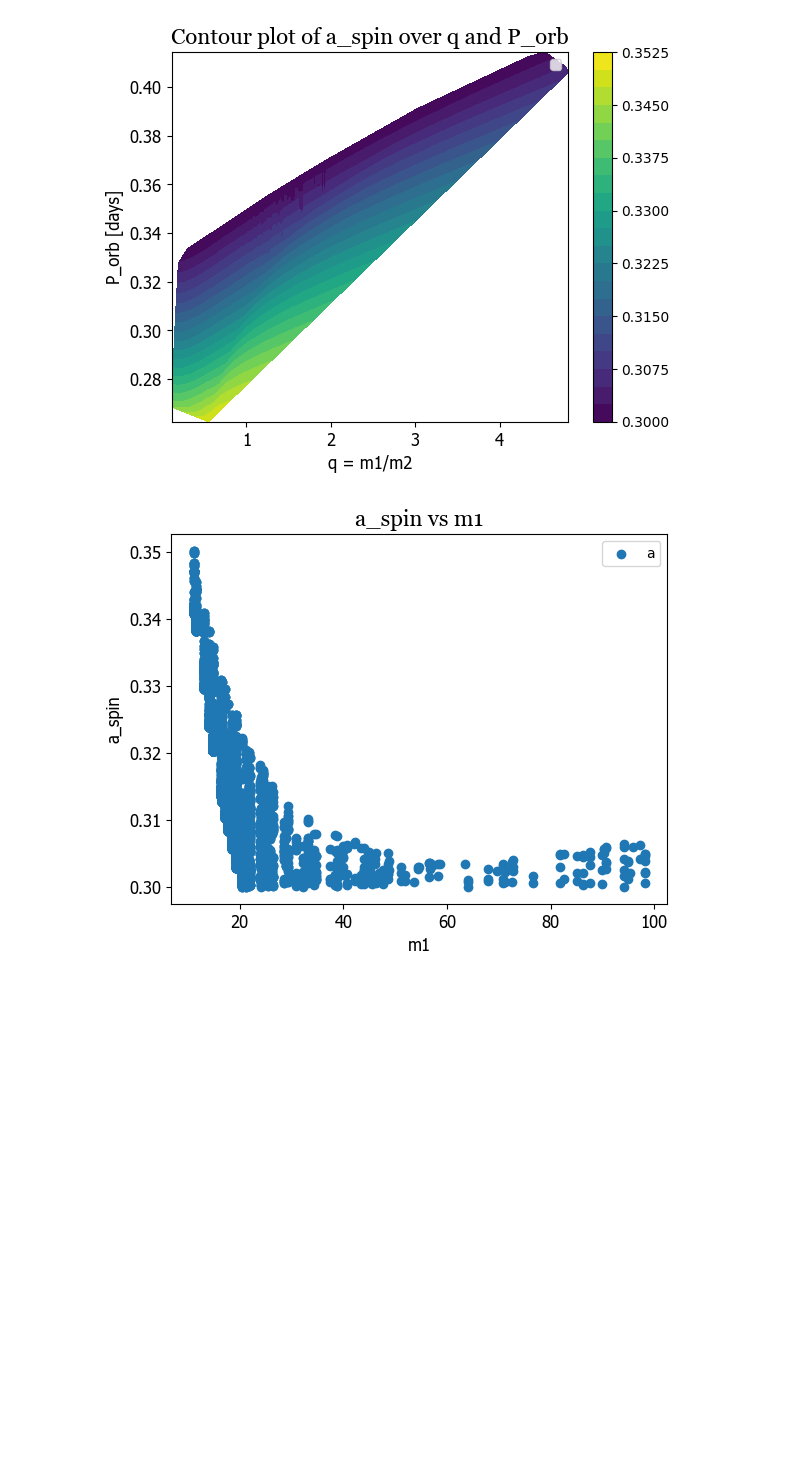
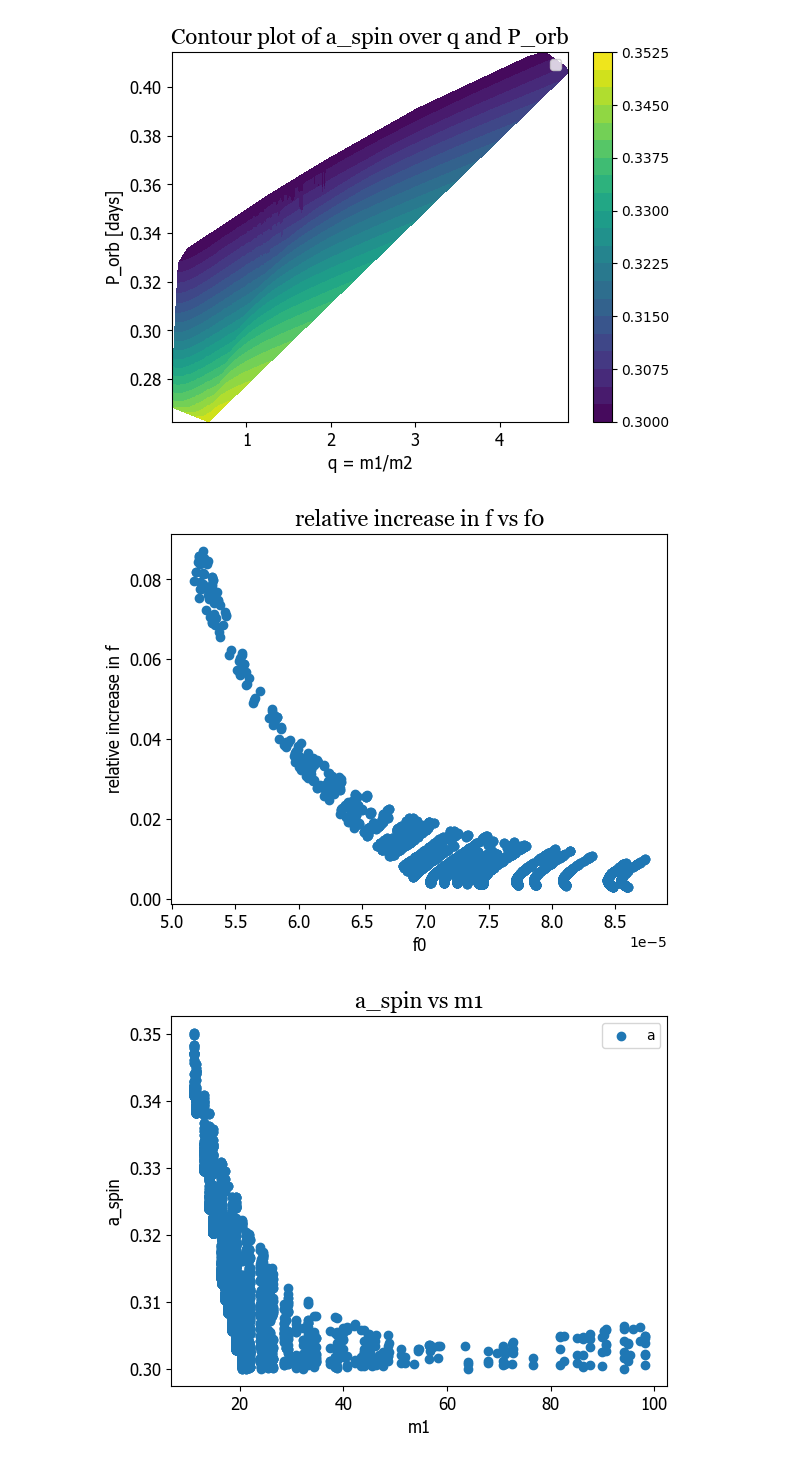
Before and after one commit to Nyaa394/Tidal-Spin-Up-in-Wolf-Rayet-Stars, a Jupyter notebook: high_spin_plots.ipynb, the cells around one changed output. Cells and saved outputs as stored; diff of their text form; code cells hidden in the pictures; blank space fills up the shorter version.

```diff
--- a/high_spin_plots.ipynb
+++ b/high_spin_plots.ipynb
@@ -15,6 +15,8 @@ all_q = []
 all_a_spin = []
 all_kQ = []
 all_P_orb = []
+all_f0 = []
+all_f_final = []
 
 with open("high_spin_data.csv", "r") as o:
     reader = csv.DictReader(o)
@@ -45,33 +47,42 @@ with open("high_spin_data.csv", "r") as o:
         a_final = float(row["final separation a_final (m)"])
         a_min_si = float(row["minimum separation a_min (m)"])
         q = m1/m2
 
         all_q.append(q)
         all_a_spin.append(a_spin)
         all_kQ.append(k/Q)
         all_P_orb.append(2/f_final)
+        all_f0.append(f0)
+        all_f_final.append(f_final)
 
 
 # combined plots for all solutions
 q_array = np.array(all_q)
 a_spin_array = np.array(all_a_spin)
 kQ_array = np.array(all_kQ)
 P_orb_array = np.array(all_P_orb)
+f0_array = np.array(all_f0)
+f_final_array = np.array(all_f_final)
 
 # plot a_spin vs q
 p.scatter2d(q_array, a_spin_array, xlabel='q = m1/m2',
             ylabel='a_spin', title=f"a_spin vs q", legend='a_spin(q)', colour=None, axis_font='Tahoma', axis_size=12, title_font='Georgia', title_size=16, legend_size=10)
 
 # plot a_spin vs k/Q
 # p.scatter2d(kQ_array, a_spin_array, xlabel='k/Q',
 # ylabel='a_spin', title=f"a_spin vs k/Q for m1={format(m1/Msolar, '.0e')} M_sun, m2={format(m2/Msolar, '.0e')} M_sun, k={format(k, '.0e')}, Q={format(Q, '.0e')}, a0={format(a0, '.2e')} m, Ω0={format(Omega0, '.2e')} Hz, lifetime={format(lifetime, '.0e')} years, T_TF={format(T_TF, '.2e')} years, f0={format(f0, '.2e')} Hz, f_final={format(f_final, '.2e')} Hz, Omega_final={format(Omega_final, '.2e')} Hz", legend='a_spin(k/Q)', colour=None, axis_font='Tahoma', axis_size=12, title_font='Georgia', title_size=16, legend_size=10)
 
 # plot q vs k/Q with a contour for a_spin
 p.plot2d_contour(q_array, P_orb_array/(3600*24), a_spin_array, xlabel='q = m1/m2', ylabel='P_orb [days]',
                  title=f"Contour plot of a_spin over q and P_orb", legend='a_spin(q, k/Q)', axis_font='Tahoma', axis_size=12, title_font='Georgia', title_size=16, legend_size=10)
+
+#f-f0/f0 vs f0 bc i'm thinking lower f0 might act increase more, is it relevant idk
+p.scatter2d(f0_array,(f_final_array-f0_array)/f0_array, xlabel='f0',
+            ylabel='relative increase in f', title=f"relative increase in f vs f0", colour=None, axis_font='Tahoma', axis_size=12, title_font='Georgia', title_size=16, legend_size=10)
 # %% [output]
 [figure]
 [figure]
+[figure, added]
 # %%
 import random
 import plot_utils as p
```
Also changed, not shown: 11 other files.
